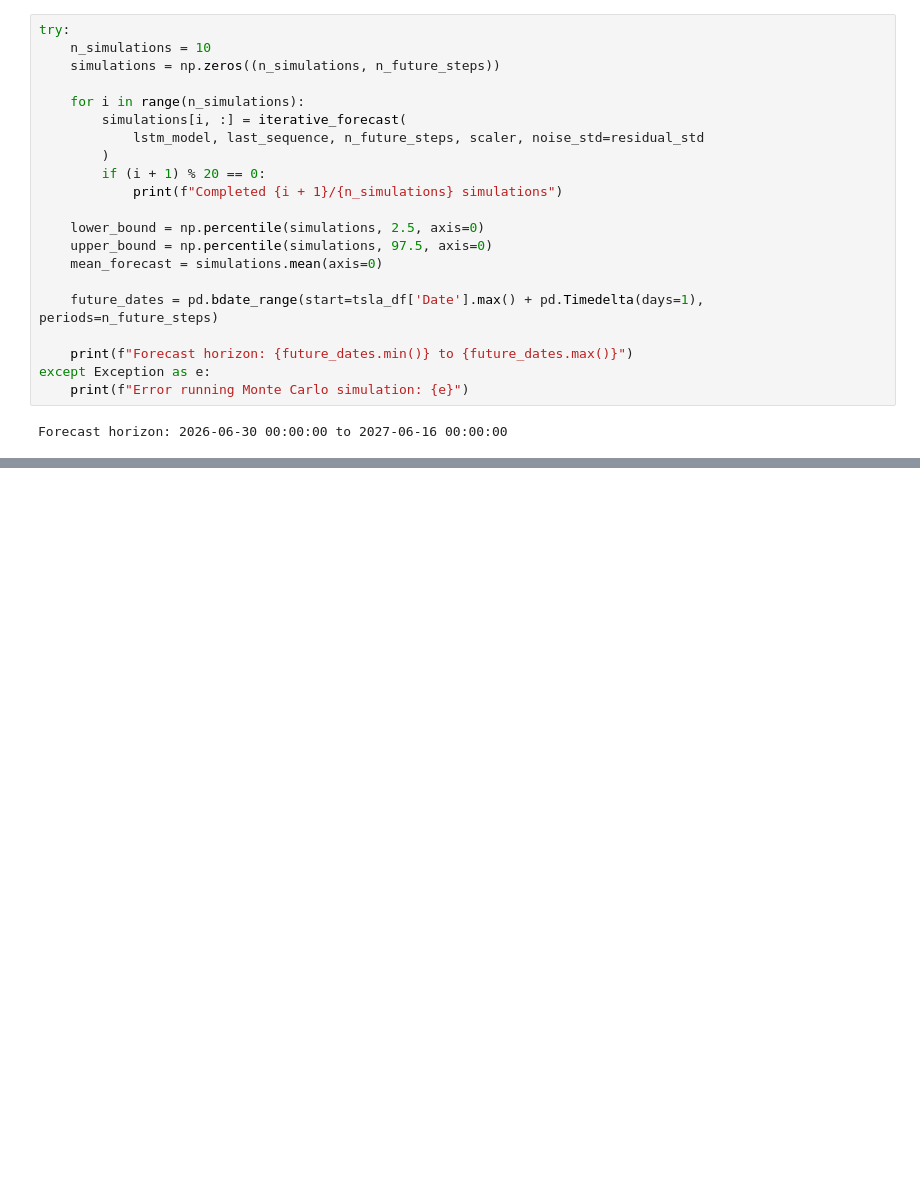
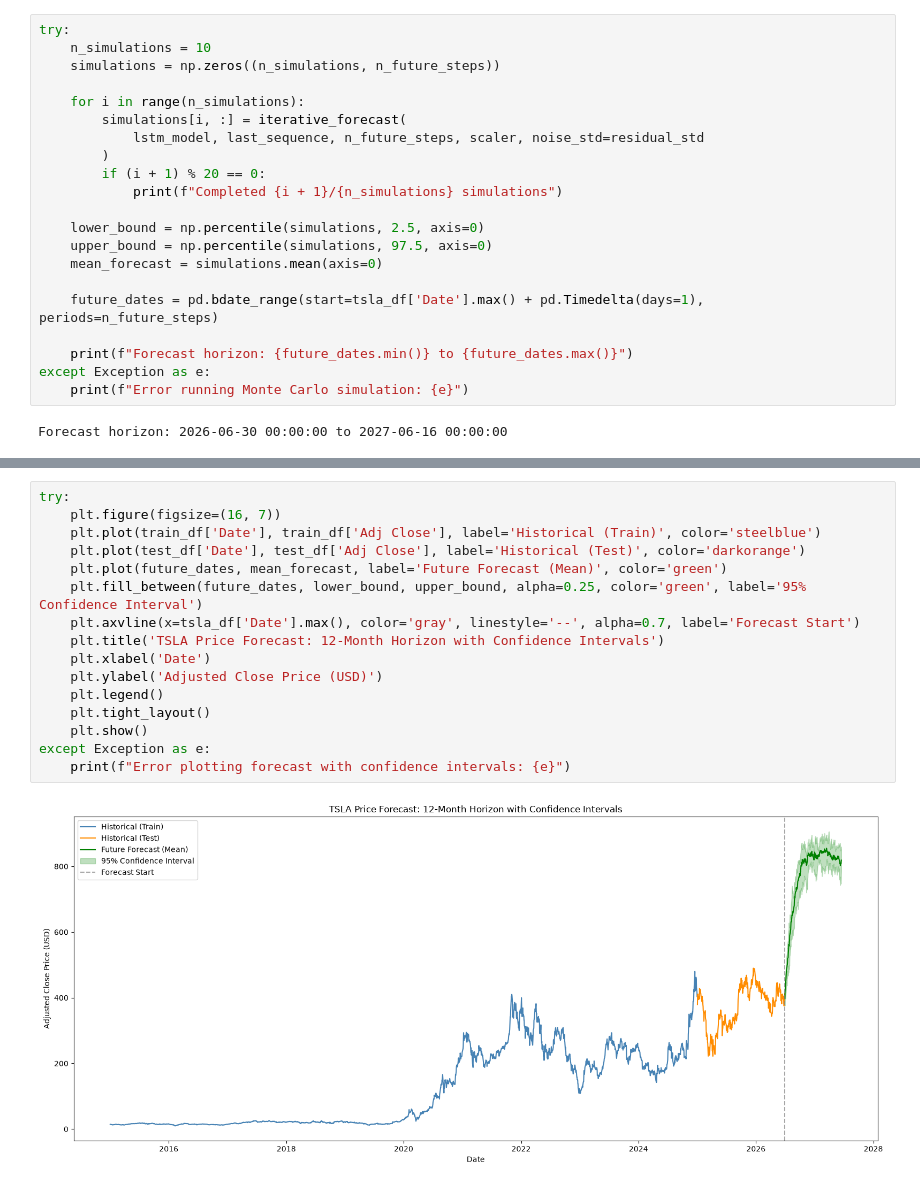
Before and after one commit to Redeat-Birhane/portfolio-optimization, a Jupyter notebook: notebooks/3.0-forecasting.ipynb, the cells around one changed output, grey strips where cells are left out. Saved outputs shown, nothing was run; the diff lists cells and outputs as text; blank space fills up the shorter version.

Commit message:
feat: visualize 12-month forecast with confidence intervals and historical context

```diff
--- a/notebooks/3.0-forecasting.ipynb
+++ b/notebooks/3.0-forecasting.ipynb
@@ -161,0 +169,18 @@ Forecast horizon: 2026-06-30 00:00:00 to 2027-06-16 00:00:00
+# %%
+try:
+    plt.figure(figsize=(16, 7))
+    plt.plot(train_df['Date'], train_df['Adj Close'], label='Historical (Train)', color='steelblue')
+    plt.plot(test_df['Date'], test_df['Adj Close'], label='Historical (Test)', color='darkorange')
+    plt.plot(future_dates, mean_forecast, label='Future Forecast (Mean)', color='green')
+    plt.fill_between(future_dates, lower_bound, upper_bound, alpha=0.25, color='green', label='95% Confidence Interval')
+    plt.axvline(x=tsla_df['Date'].max(), color='gray', linestyle='--', alpha=0.7, label='Forecast Start')
+    plt.title('TSLA Price Forecast: 12-Month Horizon with Confidence Intervals')
+    plt.xlabel('Date')
+    plt.ylabel('Adjusted Close Price (USD)')
+    plt.legend()
+    plt.tight_layout()
+    plt.show()
+except Exception as e:
+    print(f"Error plotting forecast with confidence intervals: {e}")
+# %% [output]
+[figure, added]
```
Also changed, not shown: parts of 1 cell of this notebook.
